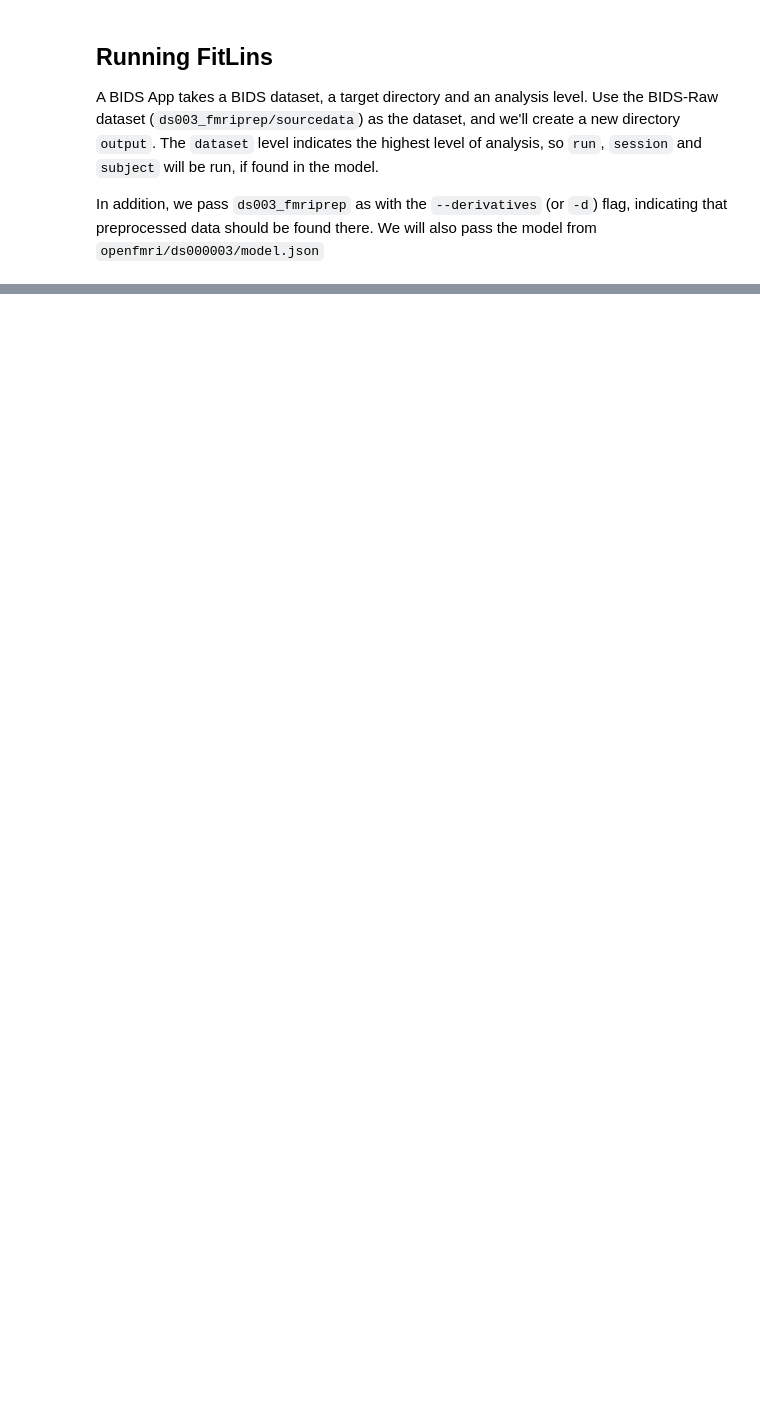
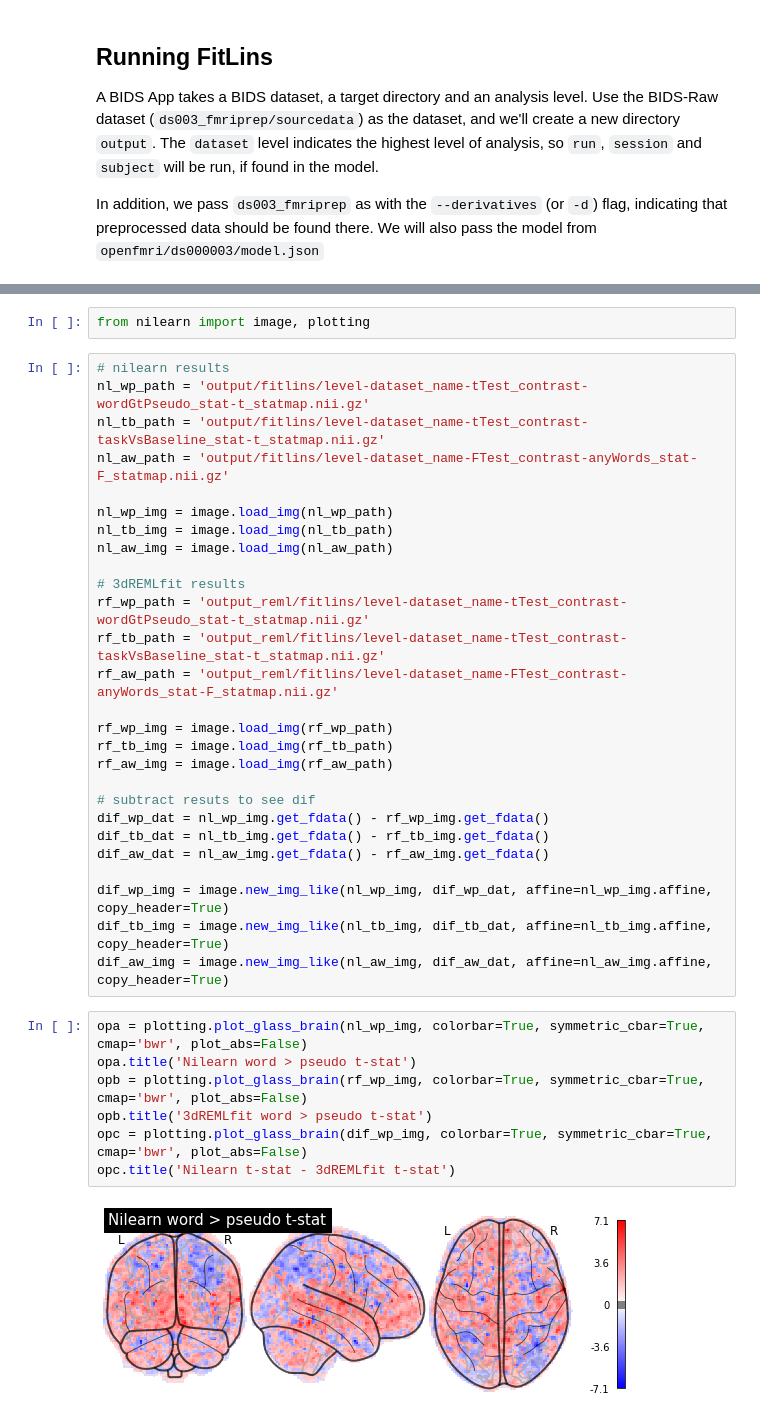
Before and after one commit to poldracklab/fitlins, a Jupyter notebook: examples/notebooks/ds003_sample_analysis.ipynb, the cells around one changed output, grey strips where cells are left out. Cells and saved outputs as stored; diff of their text form; blank space fills up the shorter version.

Commit message:
add remlfit to example

```diff
--- a/examples/notebooks/ds003_sample_analysis.ipynb
+++ b/examples/notebooks/ds003_sample_analysis.ipynb
@@ -172,0 +222,38 @@ Failed to import duecredit due to No module named 'duecredit'
+# %%
+from nilearn import image, plotting
+# %%
+# nilearn results
+nl_wp_path = 'output/fitlins/level-dataset_name-tTest_contrast-wordGtPseudo_stat-t_statmap.nii.gz'
+nl_tb_path = 'output/fitlins/level-dataset_name-tTest_contrast-taskVsBaseline_stat-t_statmap.nii.gz'
+nl_aw_path = 'output/fitlins/level-dataset_name-FTest_contrast-anyWords_stat-F_statmap.nii.gz'
+
+nl_wp_img = image.load_img(nl_wp_path)
+nl_tb_img = image.load_img(nl_tb_path)
+nl_aw_img = image.load_img(nl_aw_path)
+
+# 3dREMLfit results
+rf_wp_path = 'output_reml/fitlins/level-dataset_name-tTest_contrast-wordGtPseudo_stat-t_statmap.nii.gz'
+rf_tb_path = 'output_reml/fitlins/level-dataset_name-tTest_contrast-taskVsBaseline_stat-t_statmap.nii.gz'
+rf_aw_path = 'output_reml/fitlins/level-dataset_name-FTest_contrast-anyWords_stat-F_statmap.nii.gz'
+
+rf_wp_img = image.load_img(rf_wp_path)
+rf_tb_img = image.load_img(rf_tb_path)
+rf_aw_img = image.load_img(rf_aw_path)
+
+# subtract resuts to see dif
+dif_wp_dat = nl_wp_img.get_fdata() - rf_wp_img.get_fdata()
+dif_tb_dat = nl_tb_img.get_fdata() - rf_tb_img.get_fdata()
+dif_aw_dat = nl_aw_img.get_fdata() - rf_aw_img.get_fdata()
+
+dif_wp_img = image.new_img_like(nl_wp_img, dif_wp_dat, affine=nl_wp_img.affine, copy_header=True)
+dif_tb_img = image.new_img_like(nl_tb_img, dif_tb_dat, affine=nl_tb_img.affine, copy_header=True)
+dif_aw_img = image.new_img_like(nl_aw_img, dif_aw_dat, affine=nl_aw_img.affine, copy_header=True)
+# %%
+opa = plotting.plot_glass_brain(nl_wp_img, colorbar=True, symmetric_cbar=True, cmap='bwr', plot_abs=False)
+opa.title('Nilearn word > pseudo t-stat')
+opb = plotting.plot_glass_brain(rf_wp_img, colorbar=True, symmetric_cbar=True, cmap='bwr', plot_abs=False)
+opb.title('3dREMLfit word > pseudo t-stat')
+opc = plotting.plot_glass_brain(dif_wp_img, colorbar=True, symmetric_cbar=True, cmap='bwr', plot_abs=False)
+opc.title('Nilearn t-stat - 3dREMLfit t-stat')
+# %% [output]
+[figure, added]
```
Also changed, not shown: parts of 16 cells of this notebook.
